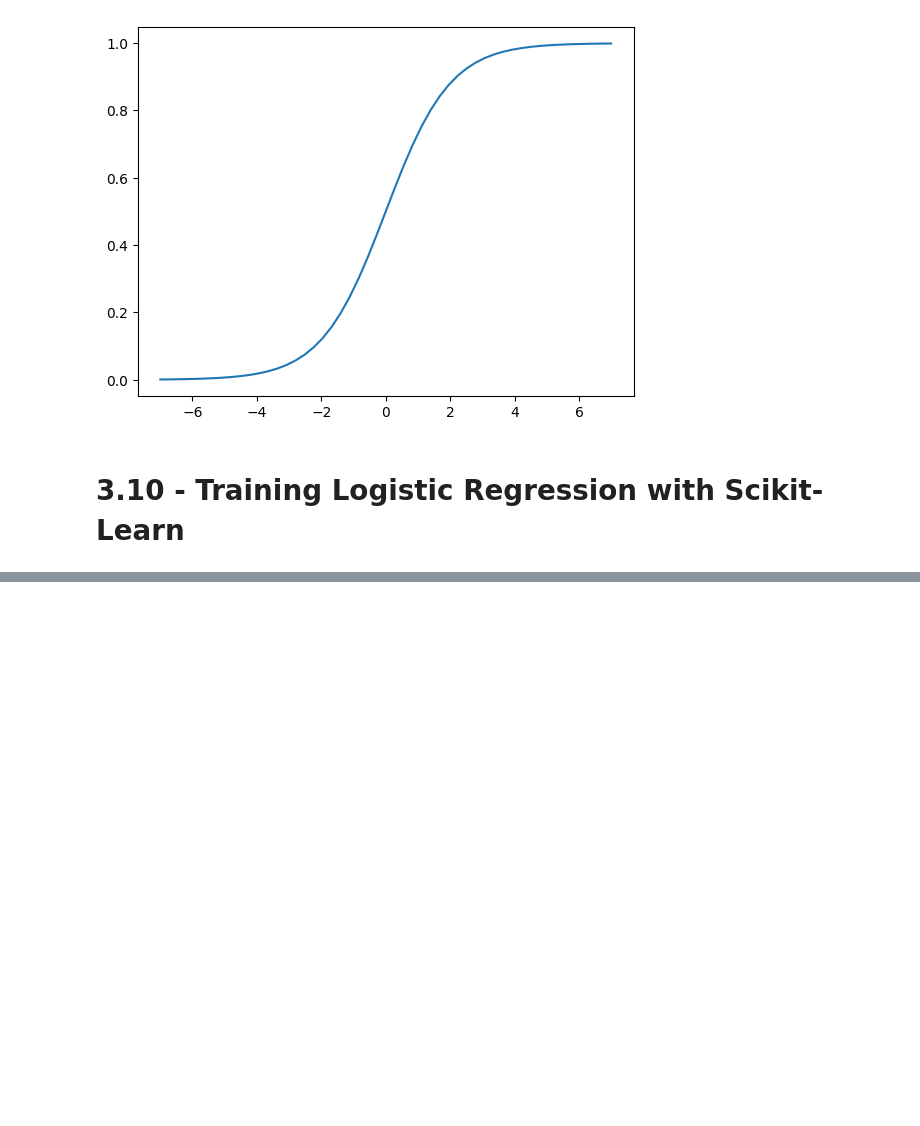
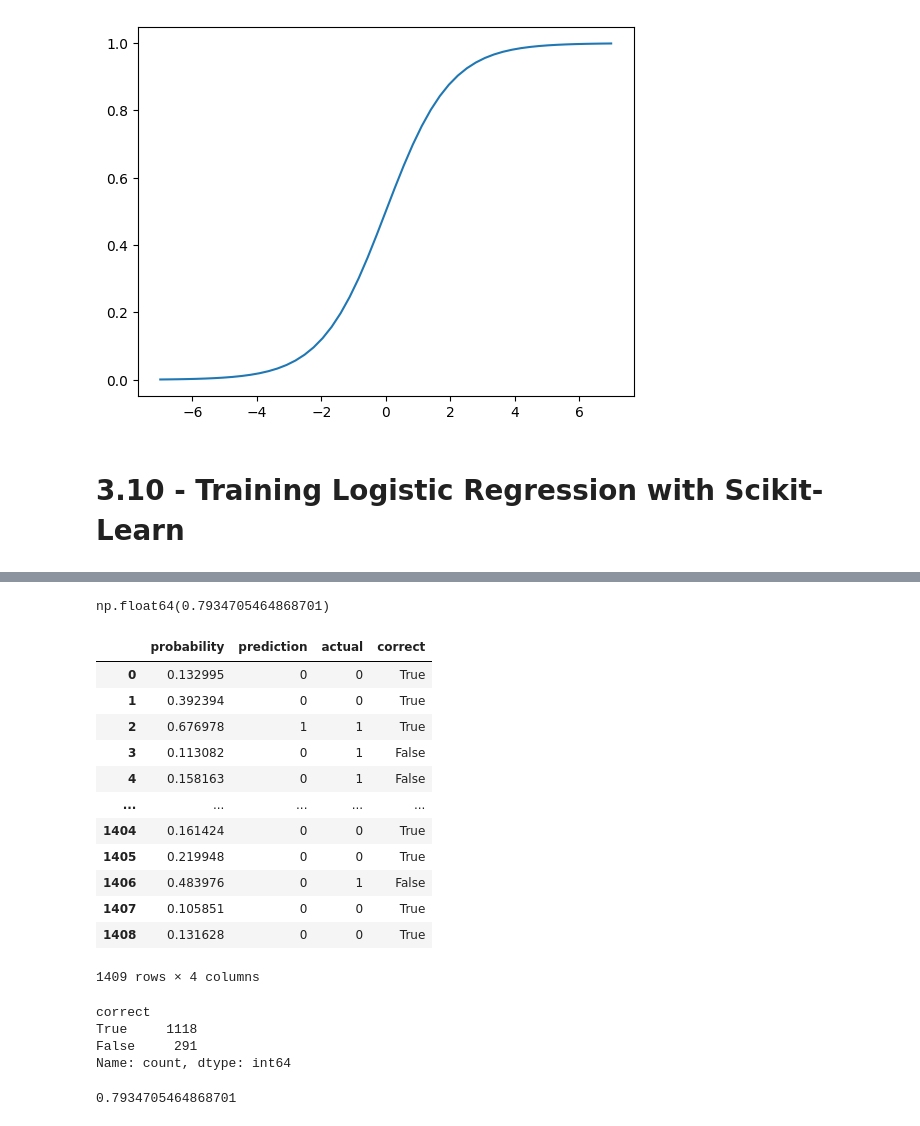
Before and after one commit to RaDilsara/ML-Zoomcamp, a Jupyter notebook: Churn_prediction/Churn_prediction.ipynb, the cells around one changed output, grey strips where cells are left out. Cells and saved outputs as stored; diff of their text form; code cells hidden in the pictures; blank space fills up the shorter version.

```diff
--- a/Churn_prediction/Churn_prediction.ipynb
+++ b/Churn_prediction/Churn_prediction.ipynb
@@ -385,0 +406,4 @@ def logistic_reg(xi):
+# %%
+y_pred = model.predict_proba(X_val)[:,1]
+# %%
+churn_decision = (y_pred >= 0.5)
@@ -385,0 +427,38 @@ def logistic_reg(xi):
+# %%
+(y_val == churn_decision).mean()
+# %% [output]
+np.float64(0.7934705464868701)
+# %%
+df_pred = pd.DataFrame()
+df_pred['probability'] = y_pred
+df_pred['prediction'] = churn_decision.astype(int)
+df_pred['actual'] = y_val
+# %%
+df_pred['correct'] = (df_pred.prediction == df_pred.actual)
+# %%
+df_pred
+# %% [output]
+|  | probability | prediction | actual | correct |
+| 0 | 0.132995 | 0 | 0 | True |
+| 1 | 0.392394 | 0 | 0 | True |
+| 2 | 0.676978 | 1 | 1 | True |
+| 3 | 0.113082 | 0 | 1 | False |
+| 4 | 0.158163 | 0 | 1 | False |
+| ... | ... | ... | ... | ... |
+| 1404 | 0.161424 | 0 | 0 | True |
+| 1405 | 0.219948 | 0 | 0 | True |
+| 1406 | 0.483976 | 0 | 1 | False |
+| 1407 | 0.105851 | 0 | 0 | True |
+| 1408 | 0.131628 | 0 | 0 | True |
+1409 rows × 4 columns
+# %%
+df_pred.correct.value_counts()
+# %% [output]
+correct
+True     1118
+False     291
+Name: count, dtype: int64
+# %%
+df_pred.correct.mean().item()
+# %% [output]
+0.7934705464868701
```
Also changed, not shown: parts of 9 cells of this notebook.
